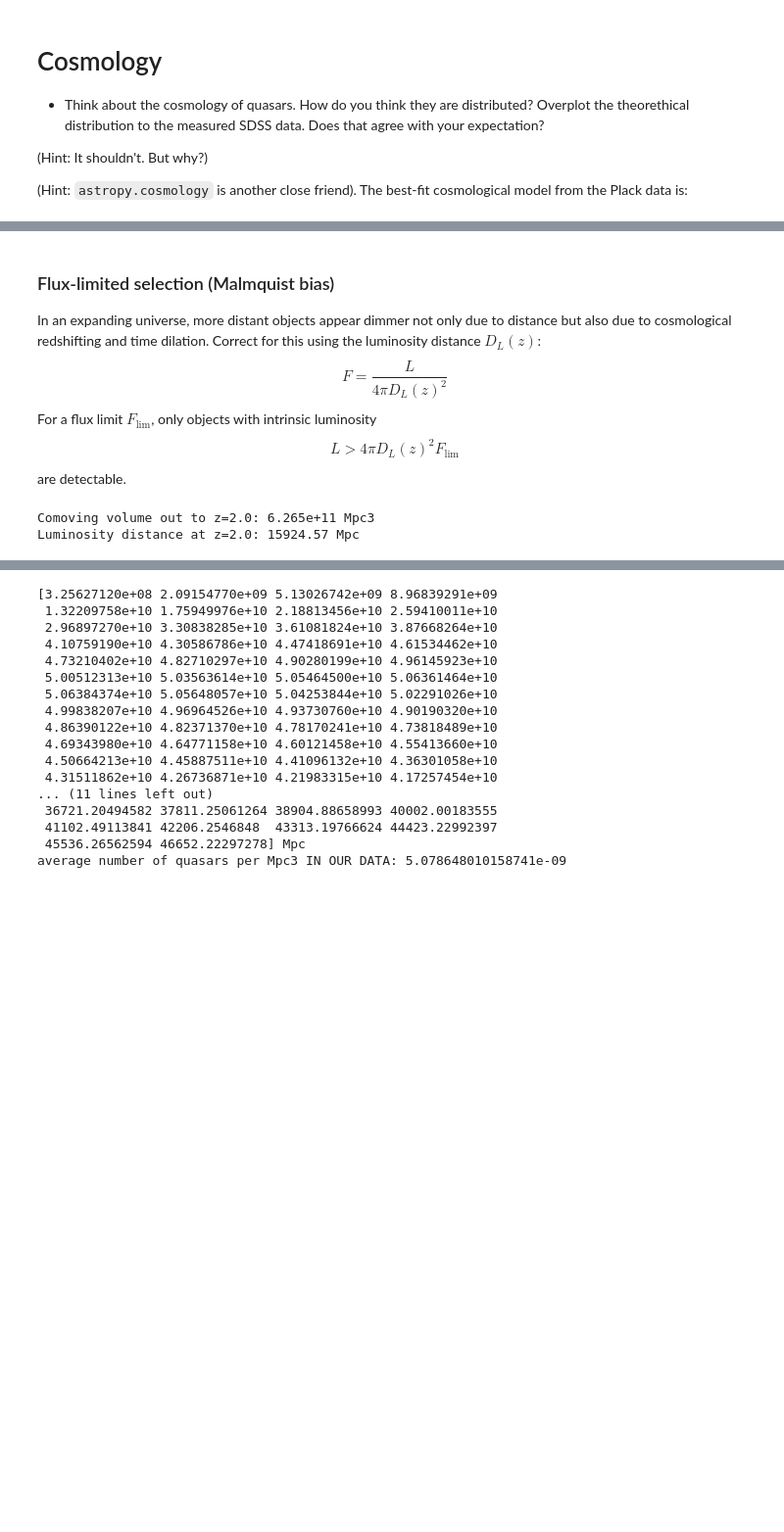
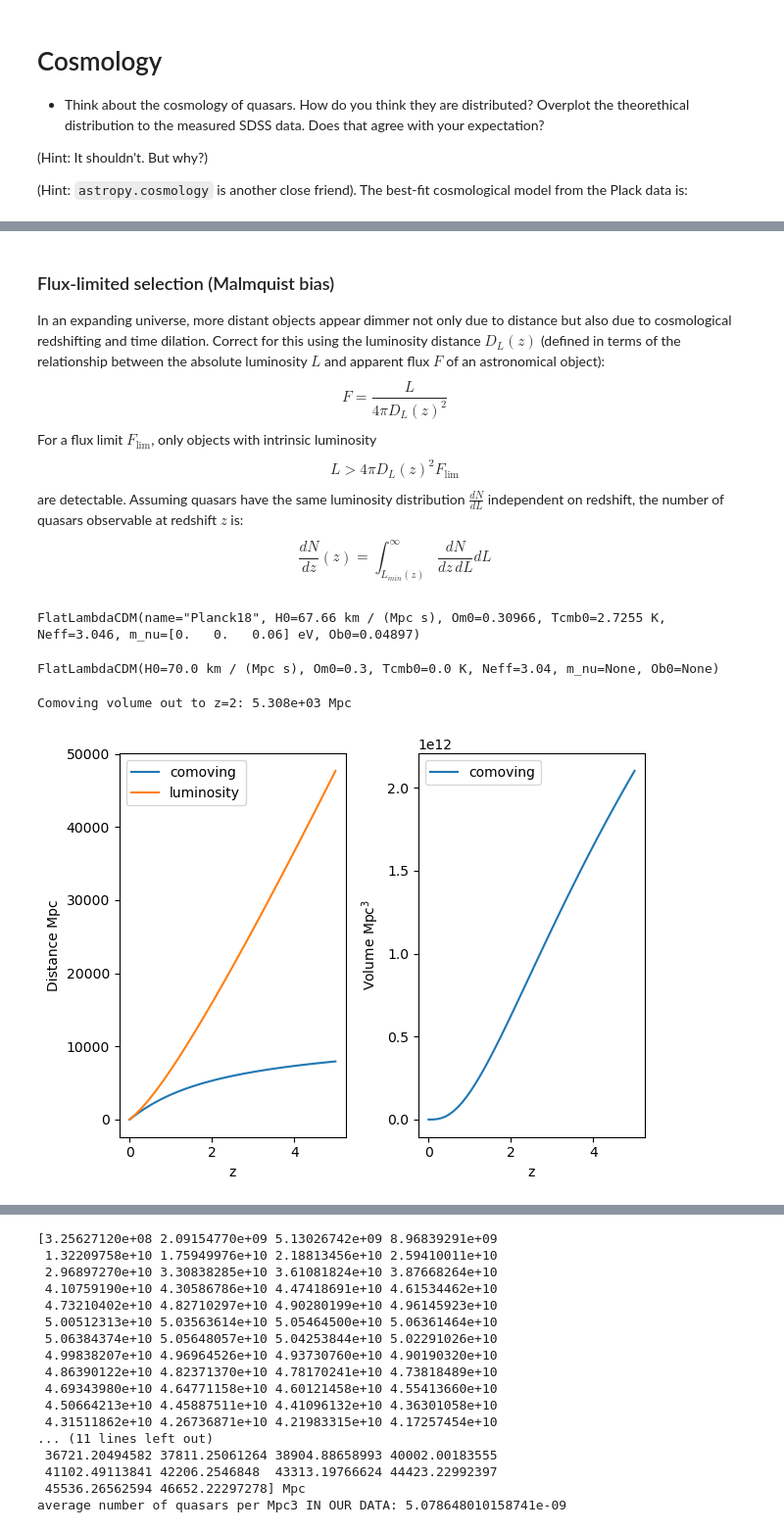
Before and after one commit to robertoinfurna/astrostatistics_bicocca_2024, a Jupyter notebook: working/04_Cloning_quasars.ipynb, the cells around one changed output, grey strips where cells are left out. Shown at 98% size. Drawn from its saved outputs; the diff is of its cells as text; code cells hidden in the pictures; blank space fills up the shorter version.

```diff
--- a/working/04_Cloning_quasars.ipynb
+++ b/working/04_Cloning_quasars.ipynb
@@ -137,5 +134,5 @@ $$
 # %% [markdown]
 ### Flux-limited selection (Malmquist bias)
 
-In an expanding universe, more distant objects appear dimmer not only due to distance but also due to cosmological redshifting and time dilation. Correct for this using the luminosity distance $D_L(z)$:
+In an expanding universe, more distant objects appear dimmer not only due to distance but also due to cosmological redshifting and time dilation. Correct for this using the luminosity distance $D_L(z)$ (defined in terms of the relationship between the absolute luminosity $L$ and apparent flux $F$ of an astronomical object):
 $$
@@ -145,24 +142,50 @@
 $$
 L > 4\pi D_L(z)^2 F_\text{lim}
 $$
-are detectable.
+are detectable. Assuming quasars have the same luminosity distribution $\tfrac{dN}{dL}$ independent on redshift, the number of quasars observable at redshift $z$ is:
+$$
+\frac{dN}{dz}(z) = \int_{L_{min}(z)}^\infty \frac{dN}{dz\,dL}{dL}
+$$
+# %%
+astropy.cosmology.Planck18
+# %% [output]
+FlatLambdaCDM(name="Planck18", H0=67.66 km / (Mpc s), Om0=0.30966, Tcmb0=2.7255 K, Neff=3.046, m_nu=[0.   0.   0.06] eV, Ob0=0.04897)
+# %%
+astropy.cosmology.FlatLambdaCDM(H0=70, Om0=0.3)
+# %% [output]
+FlatLambdaCDM(H0=70.0 km / (Mpc s), Om0=0.3, Tcmb0=0.0 K, Neff=3.04, m_nu=None, Ob0=None)
 # %%
 from astropy import cosmology
 
-astropy.cosmology.Planck18
+fig, ax = plt.subplots(1,2)
 
 # Define redshift
-z = 2.0  # for example
+z = np.linspace(0,5)
 
-# Compute comoving volume out to redshift z
-volume = cosmology.Planck18.comoving_volume(z)
-print(f"Comoving volume out to z={z}: {volume:.3e}")
+# Compute comoving distance and volume and luminosity distance out to redshift z
+comoving_distance = cosmology.Planck18.comoving_distance(z)
+comoving_volume = cosmology.Planck18.comoving_volume(z)
+d_L = cosmology.Planck18.luminosity_distance(z)
+
+ax[0].plot(z,comoving_distance,label='comoving')
+ax[0].plot(z,d_L,label='luminosity')
+ax[1].plot(z,comoving_volume,label='comoving')
+
+
+ax[0].set(xlabel='z',ylabel='Distance Mpc')
+ax[1].set(xlabel='z',ylabel='Volume Mpc$^3$')
+ax[0].legend()
+ax[1].legend()
+
+print(f"Comoving volume out to z={2}: {cosmology.Planck18.comoving_distance(2):.3e}")
 
 d_L = cosmology.Planck18.luminosity_distance(z)
-print(f"Luminosity distance at z={z}: {d_L:.2f}")
+#print(f"Luminosity distance at z={z}: {d_L:.2f}")
+
+plt.tight_layout()
 # %% [output]
-Comoving volume out to z=2.0: 6.265e+11 Mpc3
-Luminosity distance at z=2.0: 15924.57 Mpc
+Comoving volume out to z=2: 5.308e+03 Mpc
+[figure, added]
 # %%
 from astropy.cosmology import FlatLambdaCDM
 import astropy.units as u
```
Also changed, not shown: parts of 9 cells of this notebook.
